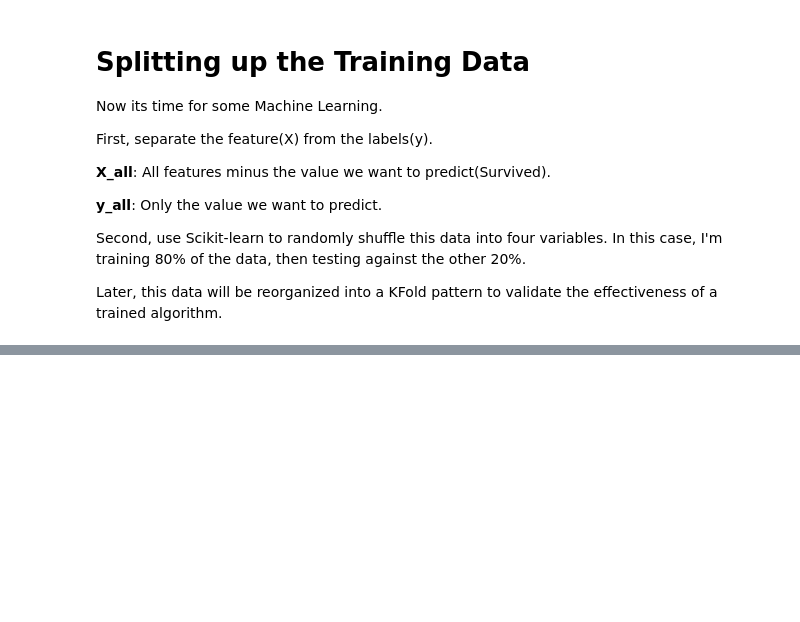
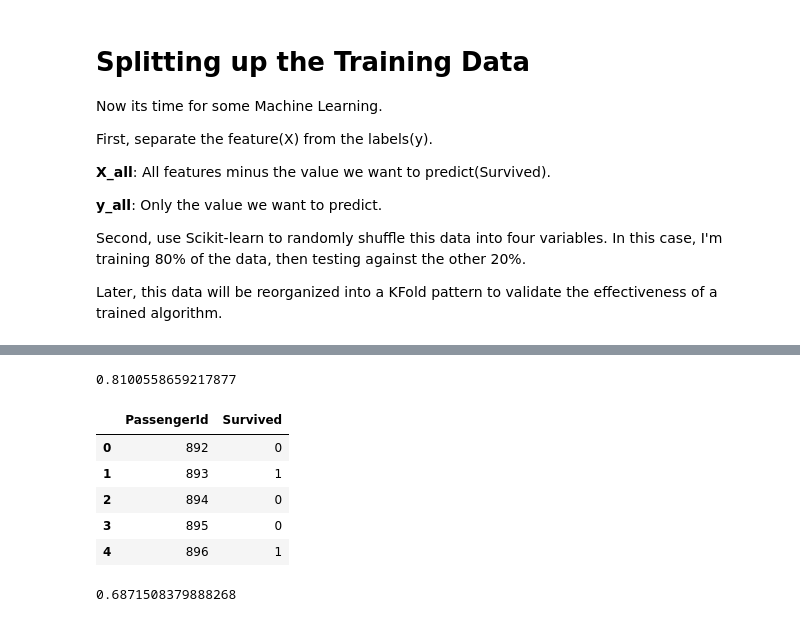
Before and after one commit to imarkzzz/ml-in-action, a Jupyter notebook: kaggle/titanic/titanic.ipynb, the cells around one changed output, grey strips where cells are left out. Cells and saved outputs as stored; diff of their text form; code cells hidden in the pictures; blank space fills up the shorter version.

```diff
--- a/kaggle/titanic/titanic.ipynb
+++ b/kaggle/titanic/titanic.ipynb
@@ -412,0 +261,9 @@ data_train
+# %%
+num_test = 0.20
+X_train, X_test, y_train, y_test = train_test_split(X_all, y_all, test_size=num_test, random_state=23)
+# %%
+xg_train = xgb.DMatrix(X_train.values, y_train.values)
+xg_test = xgb.DMatrix(X_test.values)
+# %%
+params = {}
+clf = xgb.train(params,xg_train)
@@ -412,0 +272,22 @@ data_train
+# %%
+y_preds = [0 if p < 0.5 else 1 for p in y_preds]
+print(accuracy_score(y_test,y_preds))
+# %% [output]
+0.8100558659217877
+# %%
+ids = data_test["PassengerId"]
+xg_test = data_test.drop("PassengerId", axis=1)
+xg_test = xgb.DMatrix(xg_test.values)
+predictions = xgb_model.predict(xg_test)
+predictions = [0 if p < 0.5 else 1 for p in predictions]
+output = pd.DataFrame({"PassengerId": ids,
+                       "Survived": predictions})
+output.to_csv("titanic-predictions.csv", index=False)
+output.head()
+# %% [output]
+|  | PassengerId | Survived |
+| 0 | 892 | 0 |
+| 1 | 893 | 1 |
+| 2 | 894 | 0 |
+| 3 | 895 | 0 |
+| 4 | 896 | 1 |
@@ -412,0 +296,7 @@ data_train
+# %%
+clf = SVC()
+clf.fit(X_train, y_train)
+predictions = clf.predict(X_test)
+print(accuracy_score(y_test,predictions))
+# %% [output]
+0.6871508379888268
```
Also changed, not shown: parts of 32 cells of this notebook.
